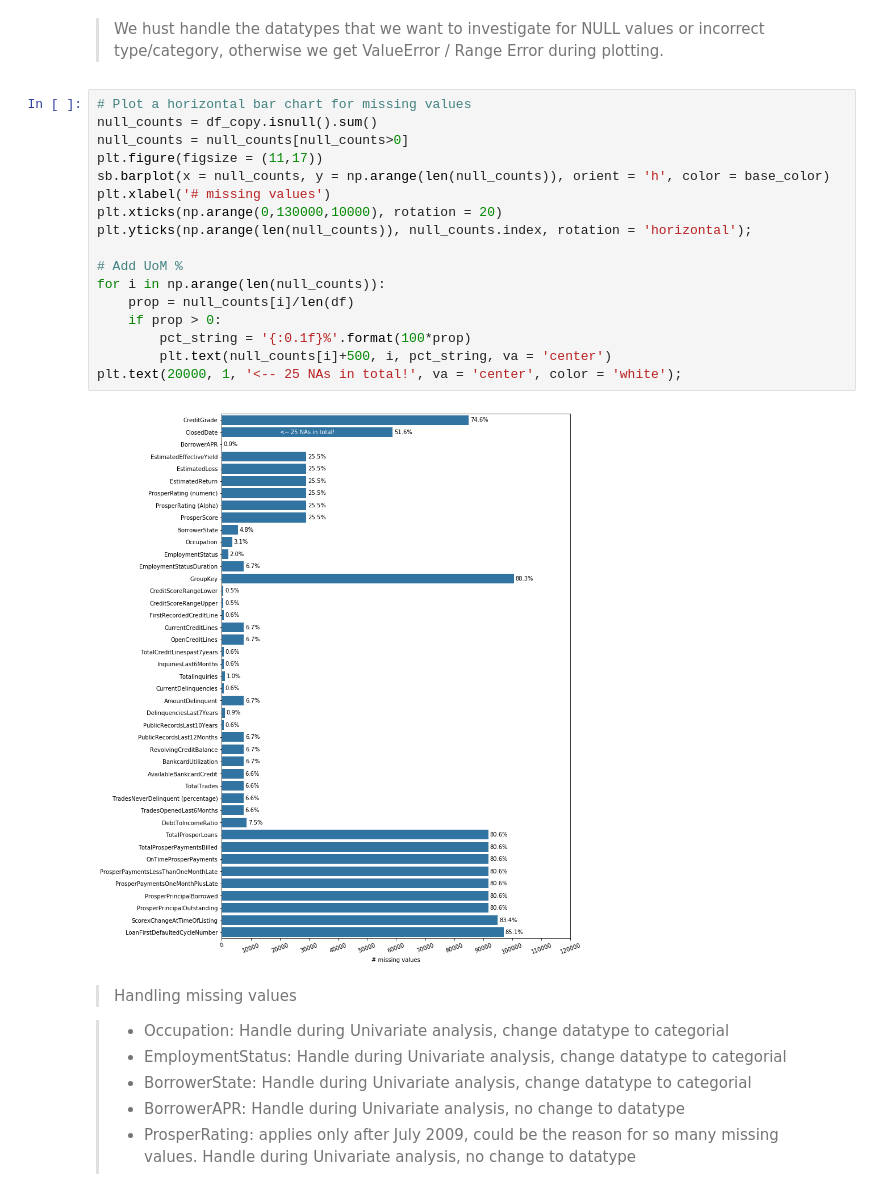
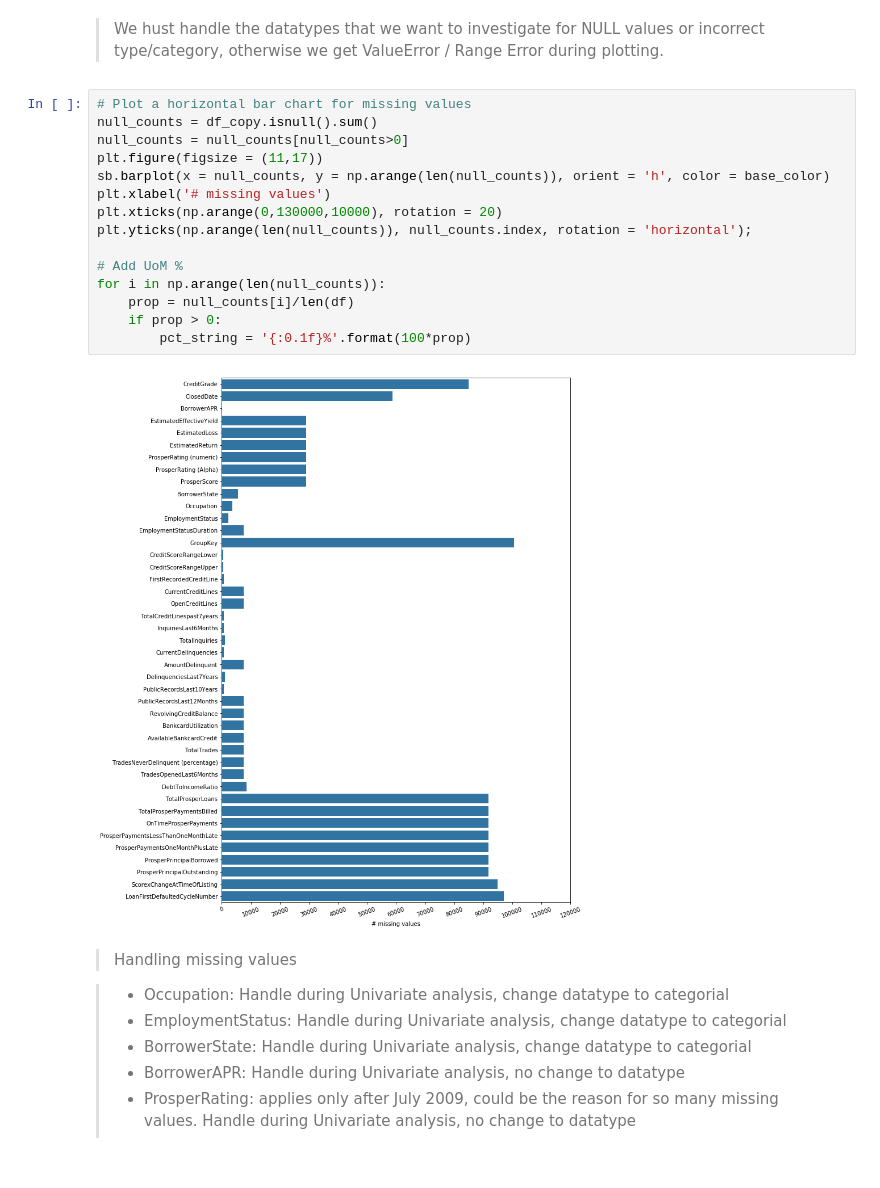
Before and after one commit to AbhaRamchandani/Communicate-Data-Findings---Loan-Data-from-Prosper, a Jupyter notebook: exploration_template.ipynb, the cells around one changed output. Cells and saved outputs as stored; diff of their text form.

```diff
--- a/exploration_template.ipynb
+++ b/exploration_template.ipynb
@@ -104,22 +104,20 @@ second_color = 'orange'
 # %%
 # Plot a horizontal bar chart for missing values
 null_counts = df_copy.isnull().sum()
 null_counts = null_counts[null_counts>0]
 plt.figure(figsize = (11,17))
 sb.barplot(x = null_counts, y = np.arange(len(null_counts)), orient = 'h', color = base_color)
 plt.xlabel('# missing values')
 plt.xticks(np.arange(0,130000,10000), rotation = 20)
 plt.yticks(np.arange(len(null_counts)), null_counts.index, rotation = 'horizontal');
 
 # Add UoM %
 for i in np.arange(len(null_counts)):
     prop = null_counts[i]/len(df)
     if prop > 0:
         pct_string = '{:0.1f}%'.format(100*prop)
-        plt.text(null_counts[i]+500, i, pct_string, va = 'center')
-plt.text(20000, 1, '<-- 25 NAs in total!', va = 'center', color = 'white');
 # %% [output]
-[figure, old version]
+[figure, new version]
 # %% [markdown]
 > Handling missing values
 
```
Also changed, not shown: 1 other file.
